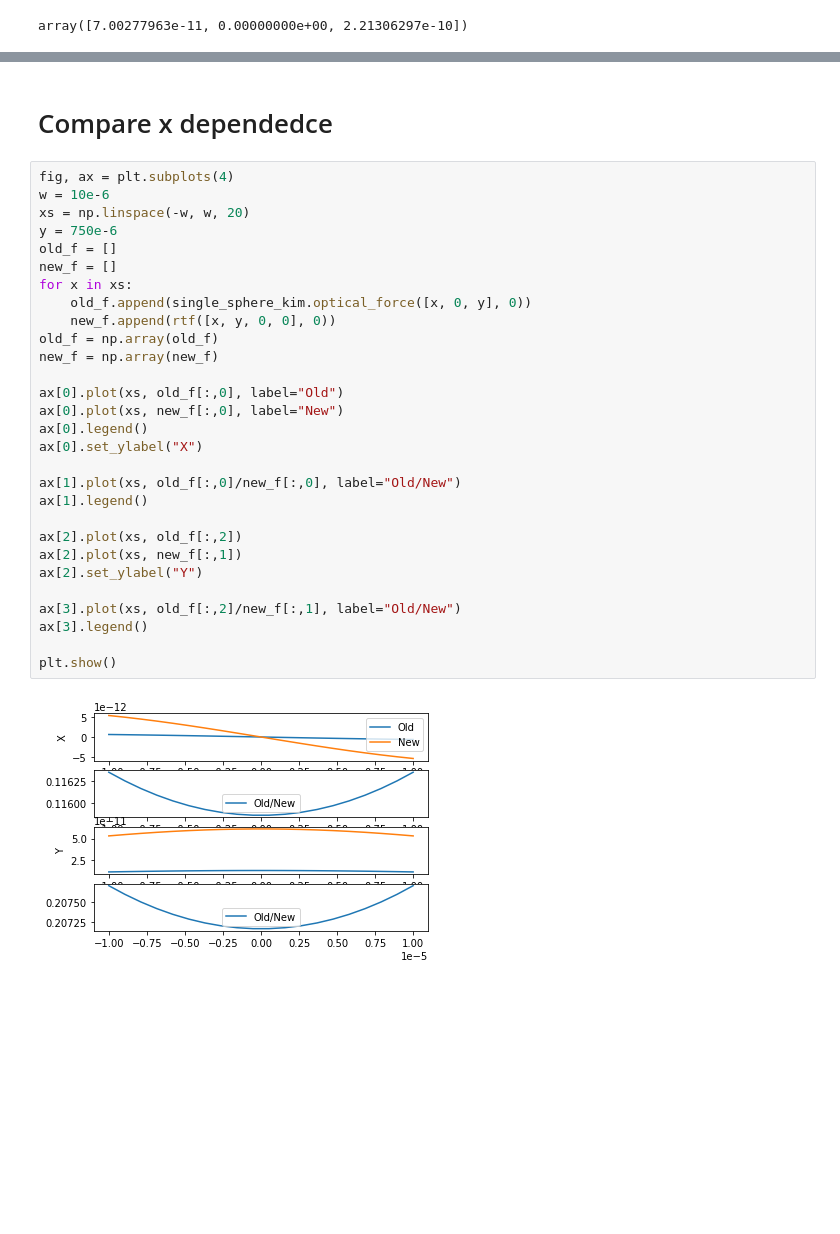
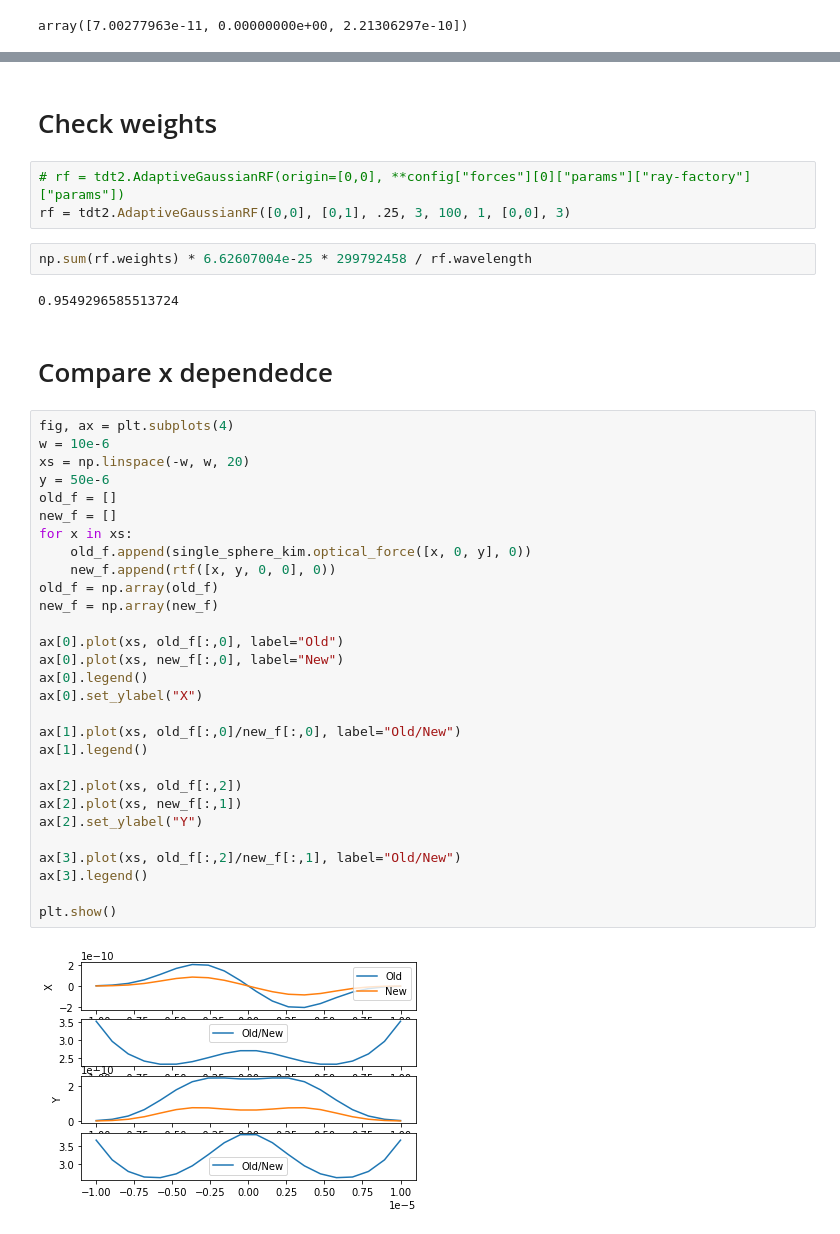
Before and after one commit to jdranczewski/optical-levitation-raytracing-experiments, a Jupyter notebook: Compare forces.ipynb, the cells around one changed output, grey strips where cells are left out. Drawn from its saved outputs; the diff is of its cells as text; blank space fills up the shorter version.

```diff
--- a/Compare forces.ipynb
+++ b/Compare forces.ipynb
@@ -78,33 +98,42 @@ array([7.00277963e-11, 0.00000000e+00, 2.21306297e-10])
+# %% [markdown]
+# Check weights
+# %%
+# rf = tdt2.AdaptiveGaussianRF(origin=[0,0], **config["forces"][0]["params"]["ray-factory"]["params"])
+rf = tdt2.AdaptiveGaussianRF([0,0], [0,1], .25, 3, 100, 1, [0,0], 3)
+# %%
+np.sum(rf.weights) * 6.62607004e-25 * 299792458 / rf.wavelength
+# %% [output]
+0.9549296585513724
 # %% [markdown]
 # Compare x dependedce
 # %%
 fig, ax = plt.subplots(4)
 w = 10e-6
 xs = np.linspace(-w, w, 20)
-y = 750e-6
+y = 50e-6
 old_f = []
 new_f = []
 for x in xs:
     old_f.append(single_sphere_kim.optical_force([x, 0, y], 0))
     new_f.append(rtf([x, y, 0, 0], 0))
 old_f = np.array(old_f)
 new_f = np.array(new_f)
 
 ax[0].plot(xs, old_f[:,0], label="Old")
 ax[0].plot(xs, new_f[:,0], label="New")
 ax[0].legend()
 ax[0].set_ylabel("X")
 
 ax[1].plot(xs, old_f[:,0]/new_f[:,0], label="Old/New")
 ax[1].legend()
 
 ax[2].plot(xs, old_f[:,2])
 ax[2].plot(xs, new_f[:,1])
 ax[2].set_ylabel("Y")
 
 ax[3].plot(xs, old_f[:,2]/new_f[:,1], label="Old/New")
 ax[3].legend()
 
 plt.show()
 # %% [output]
-[figure, old version]
+[figure, new version]
```
Also changed, not shown: parts of 5 cells of this notebook, 3 other files.
